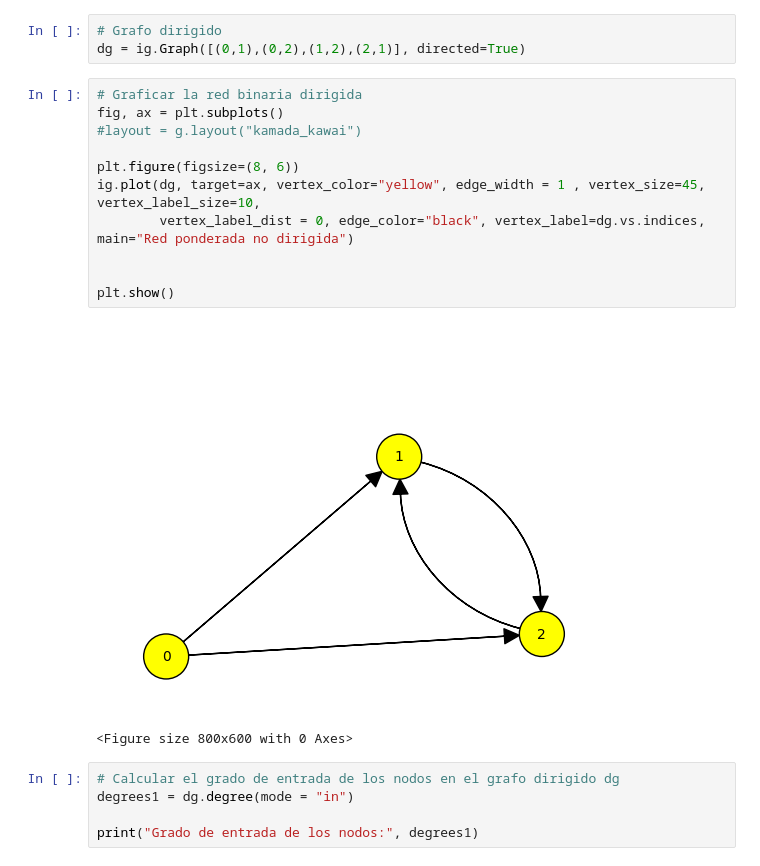
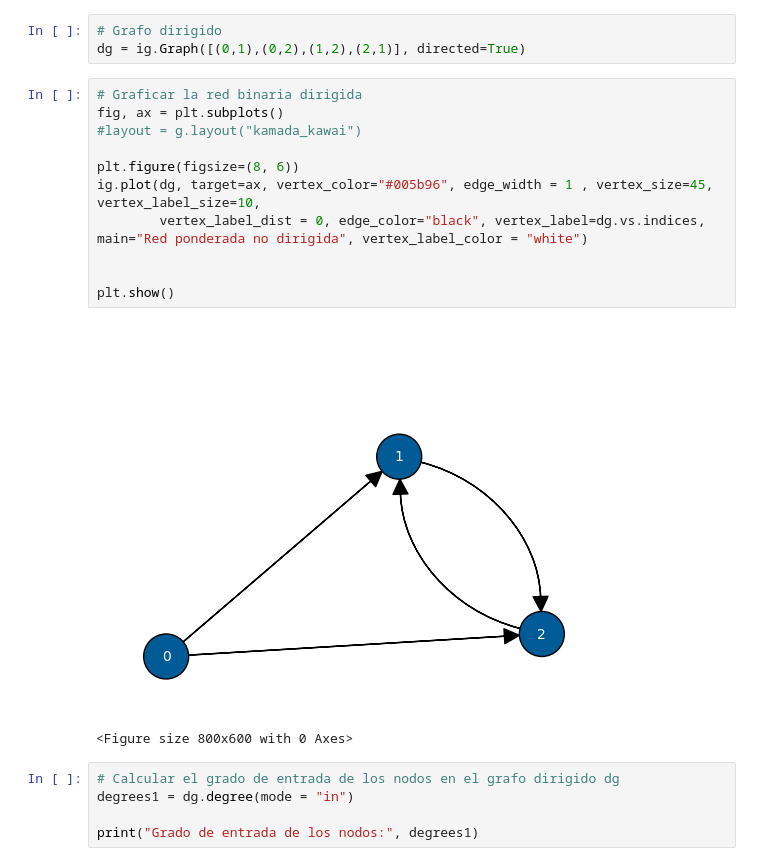
Before and after one commit to CapStats-ML/Social_Networks, a Jupyter notebook: Scripts/Talle2.ipynb, the cells around one changed output. Drawn from its saved outputs; the diff is of its cells as text.

```diff
--- a/Scripts/Talle2.ipynb
+++ b/Scripts/Talle2.ipynb
@@ -79,16 +79,16 @@ dg = ig.Graph([(0,1),(0,2),(1,2),(2,1)], directed=True)
 # %%
 # Graficar la red binaria dirigida
 fig, ax = plt.subplots()
 #layout = g.layout("kamada_kawai")
 
 plt.figure(figsize=(8, 6))
-ig.plot(dg, target=ax, vertex_color="yellow", edge_width = 1 , vertex_size=45, vertex_label_size=10,
-        vertex_label_dist = 0, edge_color="black", vertex_label=dg.vs.indices, main="Red ponderada no dirigida")
+ig.plot(dg, target=ax, vertex_color="#005b96", edge_width = 1 , vertex_size=45, vertex_label_size=10,
+        vertex_label_dist = 0, edge_color="black", vertex_label=dg.vs.indices, main="Red ponderada no dirigida", vertex_label_color = "white")
 
 
 plt.show()
 # %% [output]
-[figure, old version]
+[figure, new version]
 <Figure size 800x600 with 0 Axes>
 # %%
 # Calcular el grado de entrada de los nodos en el grafo dirigido dg
```
Also changed, not shown: parts of 70 cells of this notebook, 9 other files.
